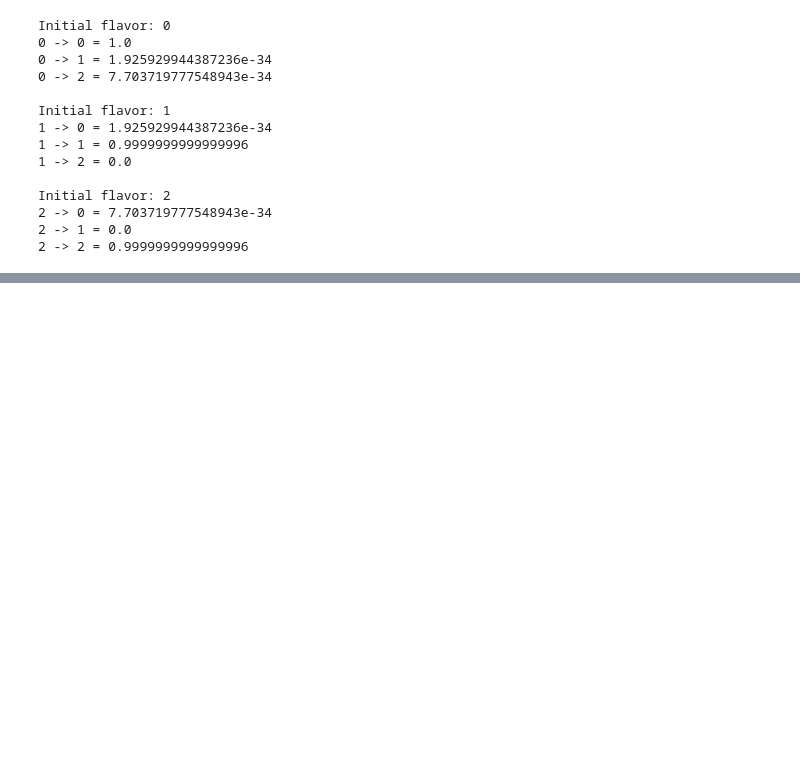
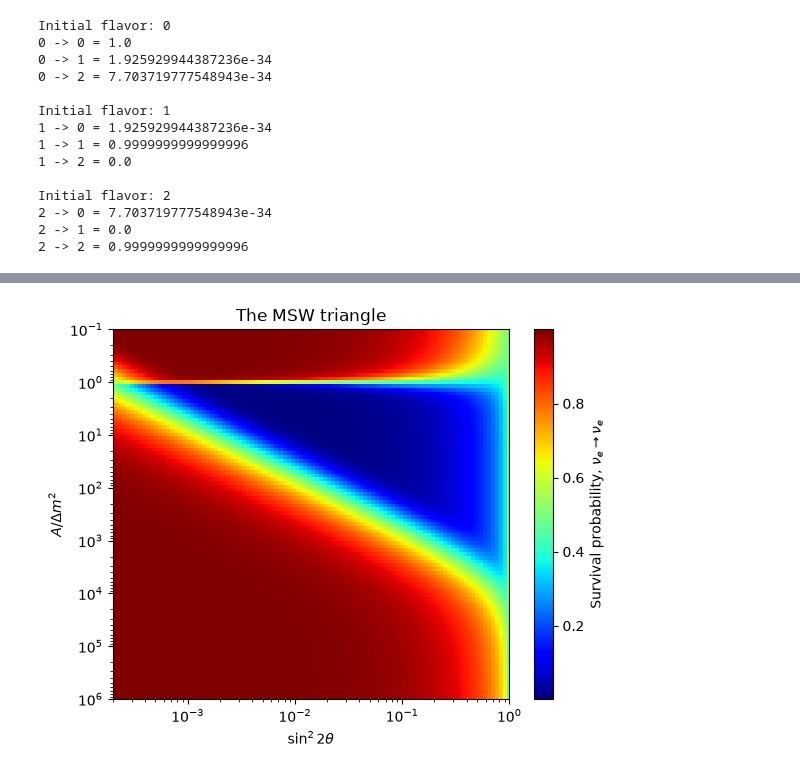
Before and after one commit to IgalPress/NeutrinoOscillationsProject, a Jupyter notebook: NeutrinoOscillations.ipynb, the cells around one changed output, grey strips where cells are left out. Drawn from its saved outputs; the diff is of its cells as text; code cells hidden in the pictures; blank space fills up the shorter version.

```diff
--- a/NeutrinoOscillations.ipynb
+++ b/NeutrinoOscillations.ipynb
@@ -221,0 +256,42 @@ Initial flavor: 2
+# %%
+sinsteps = 100  # x direction
+xsteps = 100  # y direction
+
+sintt = 10**np.linspace(-3.7, 0, sinsteps)  # Mixing angle
+Rsun = 6.96342e8  # Radius of the Sun [m]
+hbar = 6.58211928e-16  # Planck constant [eV*s]
+c = 2.99792e8  # Speed of light [m/s]
+
+# Calculate survival probability for different mixing angles and mixing parameters
+P = np.zeros([xsteps, sinsteps])
+s=0
+ydata = []
+for i in sintt:
+    costotheta = np.cos(np.arcsin(np.sqrt(i)))
+    index = -1
+    for x in 10**np.linspace(-1, 6, xsteps):
+        if np.shape(ydata)[0] < xsteps:
+            ydata.append(x)
+        costothetatilde = (-x + costotheta) / np.sqrt((x - costotheta)**2 + i)
+        gamma = Rsun / (2 * x * 10.5) * i / costotheta * (1.52e-5 / 1e6) * 1 / (hbar * c)
+        Pf = np.exp(-np.pi * .5 * gamma)
+        Pv = .5 + (.5 - Pf) * costotheta * costothetatilde
+        P[index,s] = Pv
+        index -= 1
+    s+=1`
+
+# Turn the results into a heatmap
+X, Y = np.meshgrid(sintt, ydata[::-1])
+plt.pcolor(X, Y, P, cmap="jet")
+
+# Styling the figure
+plt.colorbar().set_label(r'Survival probability, $\nu_e\rightarrow\nu_e$')
+plt.gca().set_yscale('log')
+plt.gca().set_xscale('log')
+plt.axis([sintt[0], sintt[-1], .1, 1e6])
+plt.title('The MSW triangle')
+plt.xlabel(r'$\sin^22\theta$')
+plt.ylabel(r'$A/\Delta m^2$')
+plt.gca().invert_yaxis()
+# %% [output]
+[figure, added]
```
Also changed, not shown: parts of 9 cells of this notebook.
